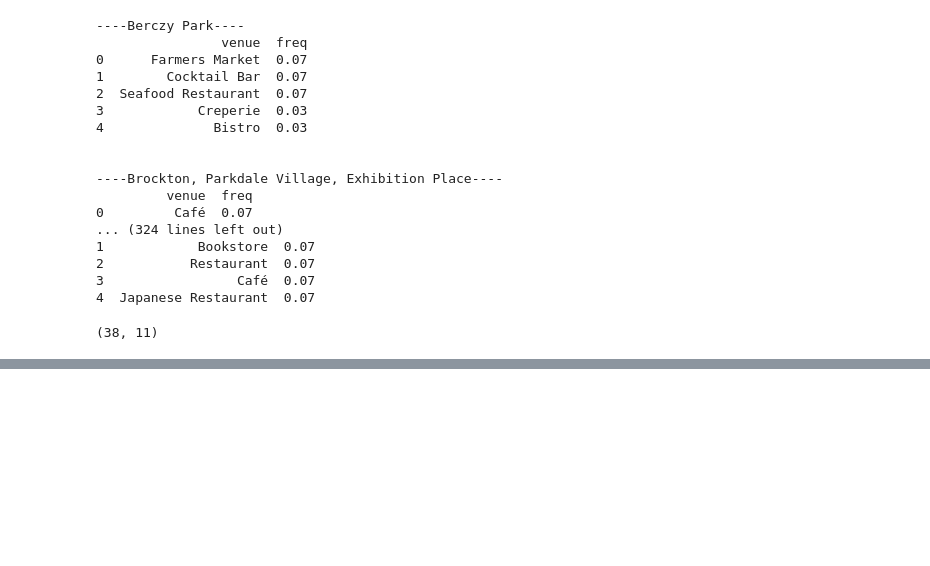
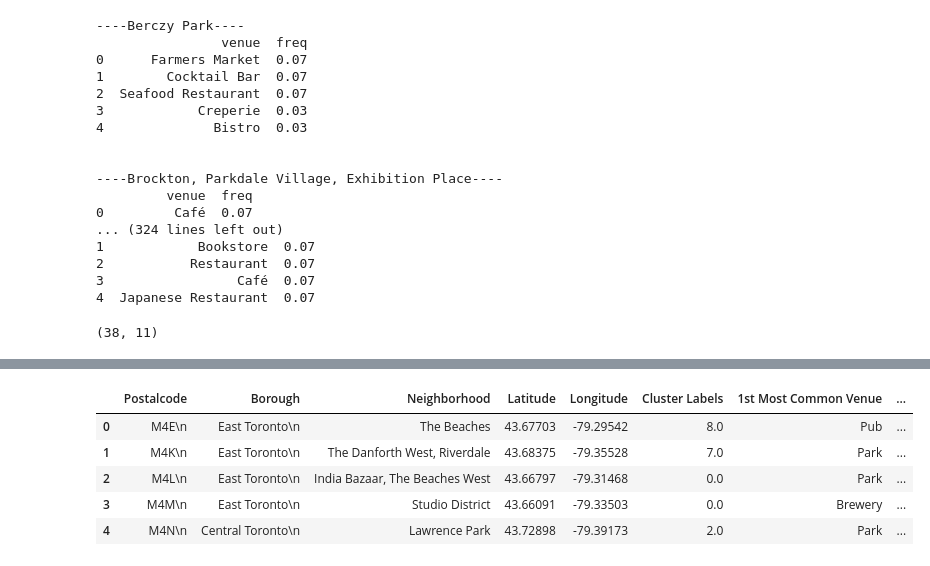
Before and after one commit to rishabchandalia/-Coursera_Capstone, a Jupyter notebook: Segmenting & Clustering Week 3 - Q3.ipynb, the cells around one changed output, grey strips where cells are left out. Drawn from its saved outputs; the diff is of its cells as text; code cells hidden in the pictures; blank space fills up the shorter version.

Commit message:
Published from Watson Studio.

```diff
--- a/Segmenting & Clustering Week 3 - Q3.ipynb
+++ b/Segmenting & Clustering Week 3 - Q3.ipynb
@@ -290,0 +298,6 @@ neighborhoods_venues_sorted.shape
+# %%
+kclusters = 10
+toronto_grouped_clustering = toronto_grouped.drop('Neighborhood', 1)
+kmeans = KMeans(n_clusters=kclusters, random_state=1).fit(toronto_grouped_clustering)
+print(kmeans.labels_[0:10])
+print(len(kmeans.labels_))
@@ -290,0 +316,13 @@ neighborhoods_venues_sorted.shape
+# %%
+neighborhoods_venues_sorted.insert(0, 'Cluster Labels', kmeans.labels_)
+toronto_merged = df
+toronto_merged = toronto_merged.join(neighborhoods_venues_sorted.set_index('Neighborhood'), on='Neighborhood')
+
+toronto_merged.head()
+# %% [output]
+|  | Postalcode | Borough | Neighborhood | Latitude | Longitude | Cluster Labels | 1st Most Common Venue | ... |
+| 0 | M4E\n | East Toronto\n | The Beaches | 43.67703 | -79.29542 | 8.0 | Pub | ... |
+| 1 | M4K\n | East Toronto\n | The Danforth West, Riverdale | 43.68375 | -79.35528 | 7.0 | Park | ... |
+| 2 | M4L\n | East Toronto\n | India Bazaar, The Beaches West | 43.66797 | -79.31468 | 0.0 | Park | ... |
+| 3 | M4M\n | East Toronto\n | Studio District | 43.66091 | -79.33503 | 0.0 | Brewery | ... |
+| 4 | M4N\n | Central Toronto\n | Lawrence Park | 43.72898 | -79.39173 | 2.0 | Park | ... |
```
Also changed, not shown: parts of 6 cells of this notebook.
